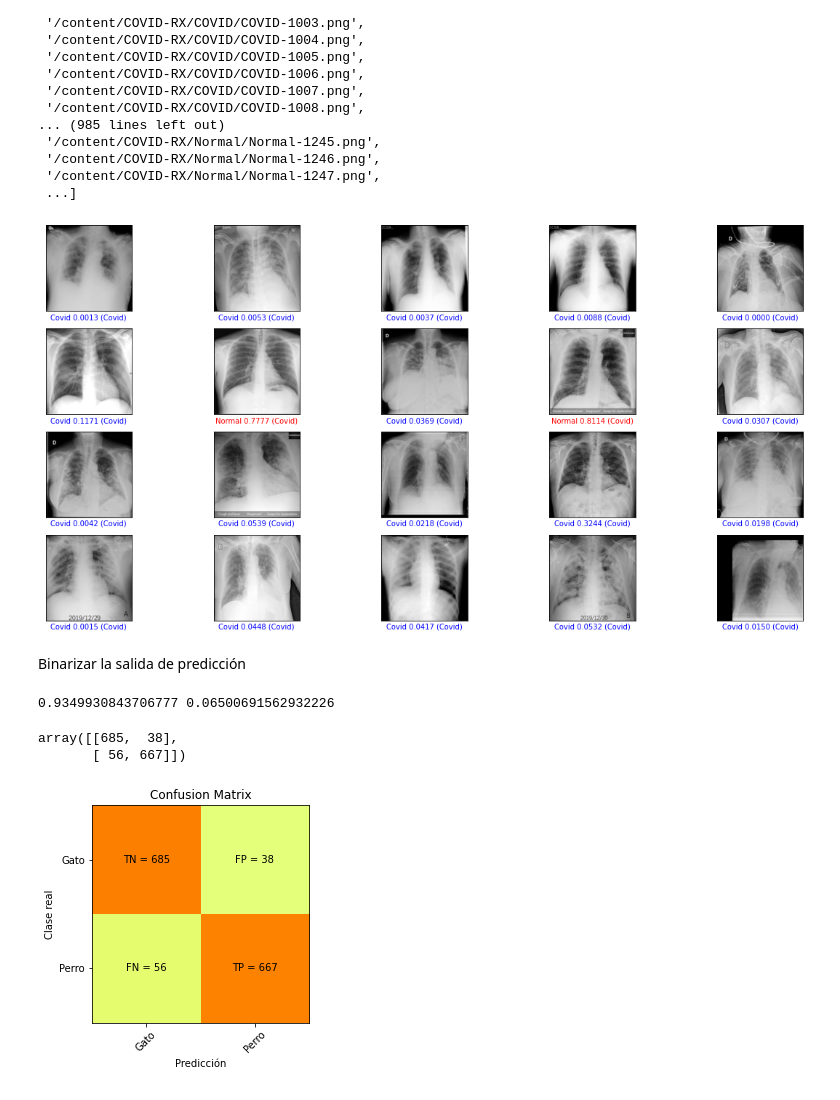
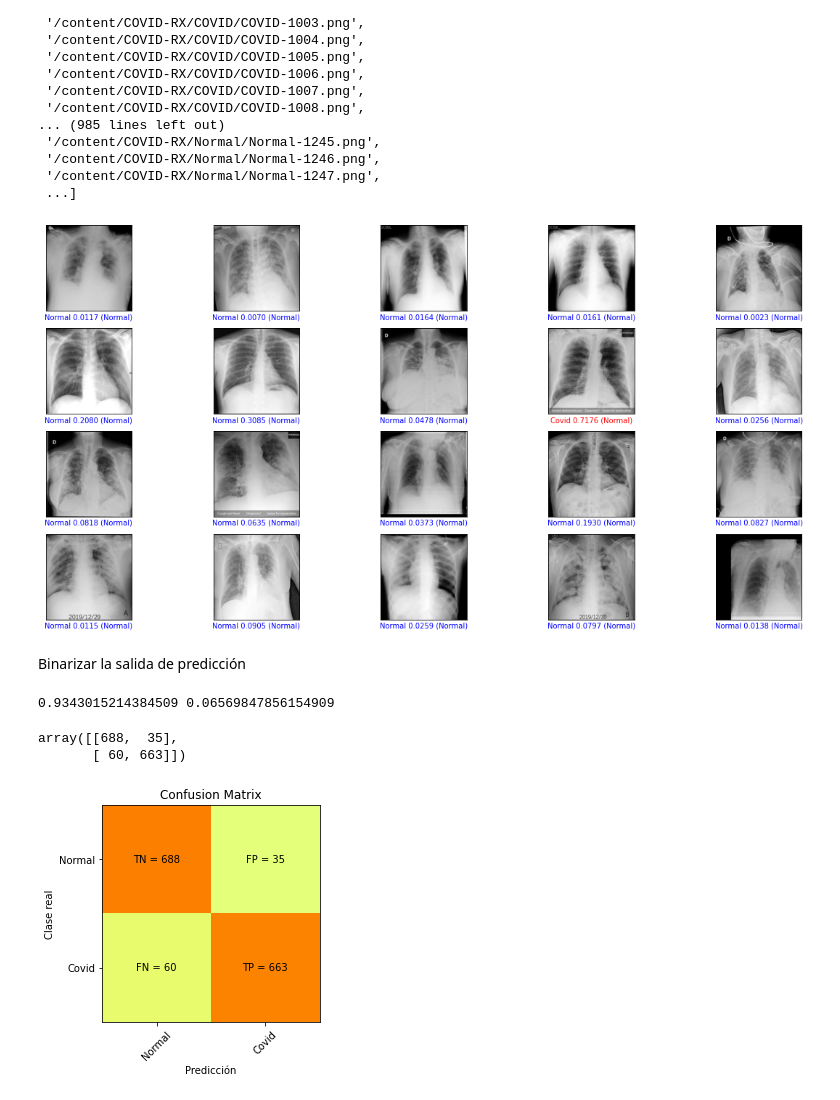
Before and after one commit to ibonetc/DeepLearning_Salud, a Jupyter notebook: Ejemplo_CNN_Covid.ipynb, the cells around one changed output. Cells and saved outputs as stored; diff of their text form; code cells hidden in the pictures.

```diff
--- a/Ejemplo_CNN_Covid.ipynb
+++ b/Ejemplo_CNN_Covid.ipynb
@@ -164,14 +130,14 @@ from tensorflow.keras.callbacks import ModelCheckpoint, Callback, EarlyStopping
 from keras.utils import np_utils
 # %%
 classifier = Sequential()
-classifier.add(Conv2D(32, (3, 3), input_shape = (64, 64, 3),
-                activation = 'relu'))
+classifier.add(Conv2D(32, (3, 3), input_shape = (64, 64, 3), activation = 'relu'))
 classifier.add(MaxPooling2D(pool_size = (2, 2)))
 classifier.add(Conv2D(32, (3, 3), activation = 'relu'))
 classifier.add(MaxPooling2D(pool_size = (2, 2)))
 classifier.add(Flatten())
-classifier.add(Dense(units = 128, activation = 'relu'))
+classifier.add(Dense(units = 64, activation = 'relu'))
 classifier.add(Dense(units = 1, activation = 'sigmoid'))
+
 classifier.compile(optimizer = 'adam', loss = 'binary_crossentropy', metrics = ['accuracy'])
 # %%
 history=classifier.fit(train_it, epochs = 10,validation_data=val_it)
@@ -262,12 +228,12 @@ for index_image in range(20):
   plt.yticks([])
   img=plt.imread(val_it.filepaths[index_image])
   plt.imshow(img)
-  predicted_label = "Covid" if predictions[index_image]<0.5 else "Normal"
-  real_label="Covid" if val_it.labels[index_image]==0 else "Normal"
+  predicted_label = "Normal" if predictions[index_image]<0.5 else "Covid"
+  real_label="Normal" if val_it.labels[index_image]==0 else "Covid"
   color= 'blue' if predicted_label == real_label else 'red'
   plt.xlabel(f'{predicted_label} {np.max(predictions[index_image]):.4f} ({real_label})', color=color)
 # %% [output]
-[figure, old version]
+[figure, new version]
 # %% [markdown]
 Binarizar la salida de predicción
 # %%
@@ -280,27 +246,27 @@ accuracy = np.trace(cm) / float(np.sum(cm))
 misclass = 1 - accuracy
 print(accuracy, misclass)
 # %% [output]
-0.9349930843706777 0.06500691562932226
+0.9343015214384509 0.06569847856154909
 # %%
 cm
 # %% [output]
-array([[685,  38],
-       [ 56, 667]])
+array([[688,  35],
+       [ 60, 663]])
 # %%
 plt.figure(figsize=(4,4))
 plt.imshow(cm, interpolation='nearest', cmap=plt.cm.Wistia)
-classNames = ['Gato','Perro']
+classNames = ['Normal','Covid']
 plt.title('Confusion Matrix')
 plt.ylabel('Clase real')
 plt.xlabel('Predicción')
 tick_marks = np.arange(len(classNames))
 plt.xticks(tick_marks, classNames, rotation=45)
 plt.yticks(tick_marks, classNames)
 s = [['TN','FP'], ['FN', 'TP']]
 for i in range(cm.shape[0]):
     for j in range(cm.shape[1]):
         plt.text(j,i, str(s[i][j])+" = "+str(cm[i][j]),ha="center", va="center")
         plt.rcParams["axes.grid"] = False
 plt.show()
 # %% [output]
-[figure, old version]
+[figure, new version]
```
Also changed, not shown: parts of 7 cells of this notebook.
